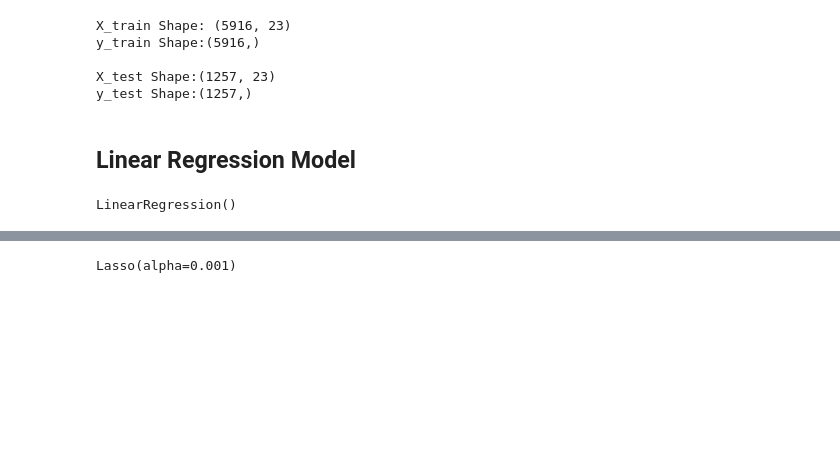
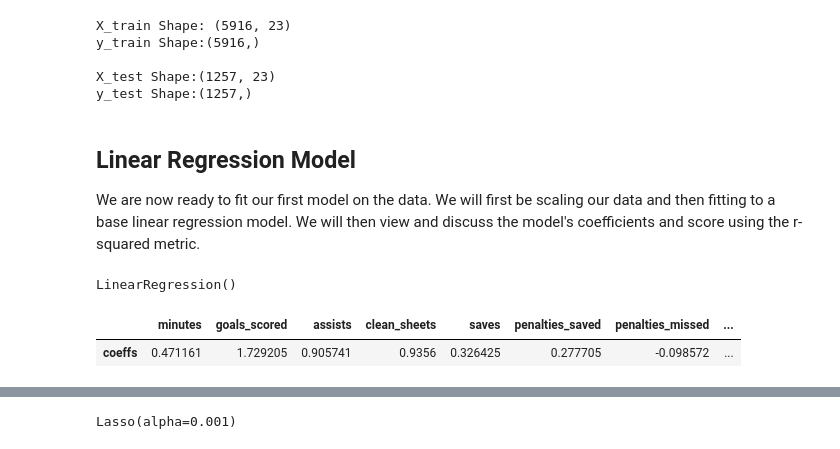
Before and after one commit to farhank-0/Fantasy-Premier-League-Optimization, a Jupyter notebook: notebooks/Modeling.ipynb, the cells around one changed output, grey strips where cells are left out. Drawn from its saved outputs; the diff is of its cells as text; code cells hidden in the pictures; blank space fills up the shorter version.

```diff
--- a/notebooks/Modeling.ipynb
+++ b/notebooks/Modeling.ipynb
@@ -113,2 +111,4 @@ X_test_scaled = ss.transform(X_test)
 # %% [markdown]
 ## Linear Regression Model
+
+We are now ready to fit our first model on the data. We will first be scaling our data and then fitting to a base linear regression model. We will then view and discuss the model's coefficients and score using the r-squared metric.
@@ -117,3 +125,9 @@ LR_model = LinearRegression()
 LR_model.fit(X_train_scaled, y_train)
 # %% [output]
 LinearRegression()
+# %%
+LR_coefs = pd.DataFrame(data= LR_model.coef_.reshape(1,19), columns=X_train.columns, index = ['coeffs'])
+LR_coefs
+# %% [output]
+|  | minutes | goals_scored | assists | clean_sheets | saves | penalties_saved | penalties_missed | ... |
+| coeffs | 0.471161 | 1.729205 | 0.905741 | 0.9356 | 0.326425 | 0.277705 | -0.098572 | ... |
```
Also changed, not shown: parts of 32 cells of this notebook, 2 other files.
